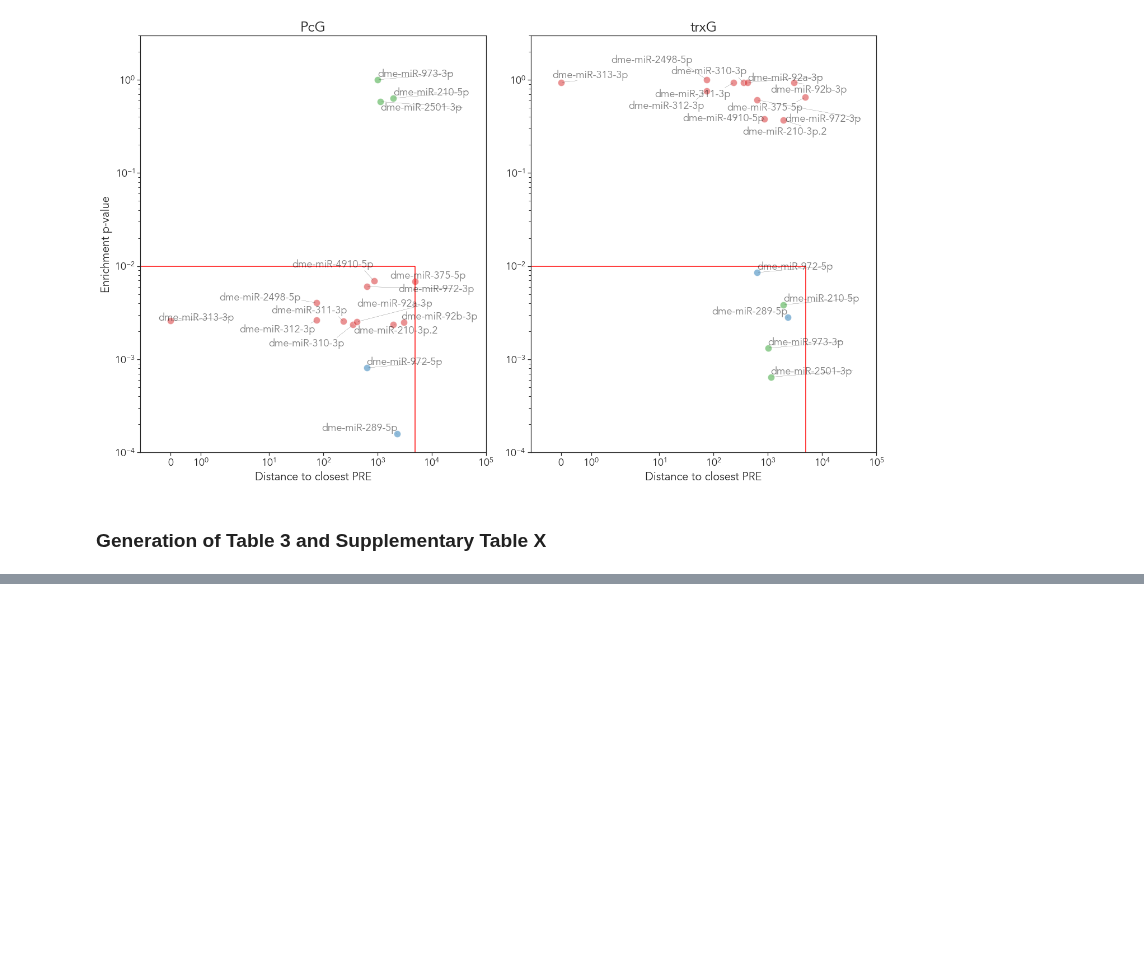
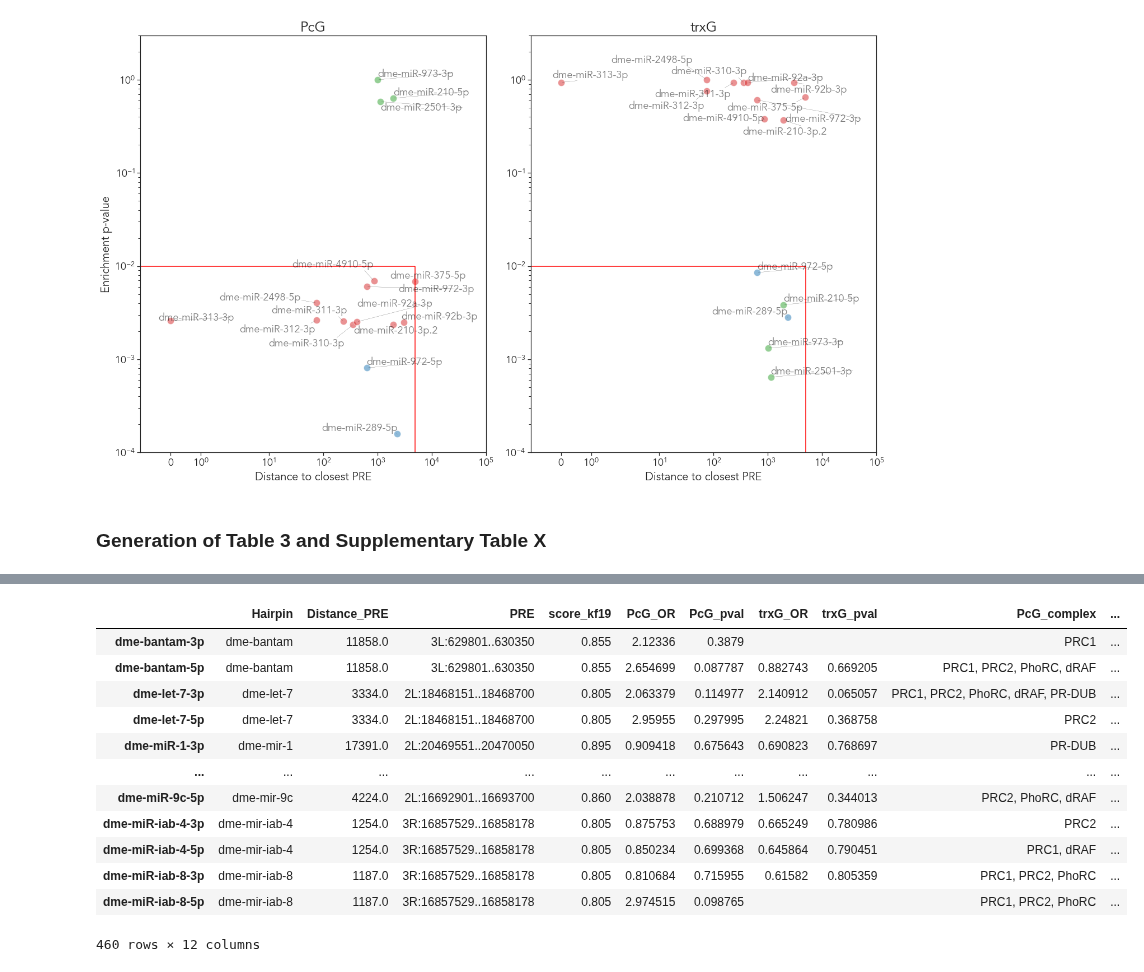
Before and after one commit to j-solor/Drosophila-miRNA-PcG-circuits, a Jupyter notebook: Analysis/Analysis.ipynb, the cells around one changed output, grey strips where cells are left out. Saved outputs shown, nothing was run; the diff lists cells and outputs as text; code cells hidden in the pictures; blank space fills up the shorter version.

```diff
--- a/Analysis/Analysis.ipynb
+++ b/Analysis/Analysis.ipynb
@@ -1094,0 +1063,22 @@ summary_table_complete.to_csv("output_files/summary_table_complete.tsv", sep = "
+# %%
+# Supplementary Table 1
+summary_table_complete = Summary_table_creator(integrated_PcG, integrated_trxG, trxG_core = False,
+                                    genesets_info= [gene_sets, PcG_subset, trxG_subset, trxGcore_subset],
+                                    CWCS_matrix = CWCS_matrix, dist_th = 10**10, pval_th = 1)
+
+summary_table_complete.to_csv("output_files/summary_table_complete.tsv", sep = "\t")
+display(summary_table_complete)
+# %% [output]
+|  | Hairpin | Distance_PRE | PRE | score_kf19 | PcG_OR | PcG_pval | trxG_OR | trxG_pval | PcG_complex | ... |
+| dme-bantam-3p | dme-bantam | 11858.0 | 3L:629801..630350 | 0.855 | 2.12336 | 0.3879 |  |  | PRC1 | ... |
+| dme-bantam-5p | dme-bantam | 11858.0 | 3L:629801..630350 | 0.855 | 2.654699 | 0.087787 | 0.882743 | 0.669205 | PRC1, PRC2, PhoRC, dRAF | ... |
+| dme-let-7-3p | dme-let-7 | 3334.0 | 2L:18468151..18468700 | 0.805 | 2.063379 | 0.114977 | 2.140912 | 0.065057 | PRC1, PRC2, PhoRC, dRAF, PR-DUB | ... |
+| dme-let-7-5p | dme-let-7 | 3334.0 | 2L:18468151..18468700 | 0.805 | 2.95955 | 0.297995 | 2.24821 | 0.368758 | PRC2 | ... |
+| dme-miR-1-3p | dme-mir-1 | 17391.0 | 2L:20469551..20470050 | 0.895 | 0.909418 | 0.675643 | 0.690823 | 0.768697 | PR-DUB | ... |
+| ... | ... | ... | ... | ... | ... | ... | ... | ... | ... | ... |
+| dme-miR-9c-5p | dme-mir-9c | 4224.0 | 2L:16692901..16693700 | 0.860 | 2.038878 | 0.210712 | 1.506247 | 0.344013 | PRC2, PhoRC, dRAF | ... |
+| dme-miR-iab-4-3p | dme-mir-iab-4 | 1254.0 | 3R:16857529..16858178 | 0.805 | 0.875753 | 0.688979 | 0.665249 | 0.780986 | PRC2 | ... |
+| dme-miR-iab-4-5p | dme-mir-iab-4 | 1254.0 | 3R:16857529..16858178 | 0.805 | 0.850234 | 0.699368 | 0.645864 | 0.790451 | PRC1, dRAF | ... |
+| dme-miR-iab-8-3p | dme-mir-iab-8 | 1187.0 | 3R:16857529..16858178 | 0.805 | 0.810684 | 0.715955 | 0.61582 | 0.805359 | PRC1, PRC2, PhoRC | ... |
+| dme-miR-iab-8-5p | dme-mir-iab-8 | 1187.0 | 3R:16857529..16858178 | 0.805 | 2.974515 | 0.098765 |  |  | PRC1, PRC2, PhoRC | ... |
+460 rows × 12 columns
```
Also changed, not shown: parts of 3 cells of this notebook.
